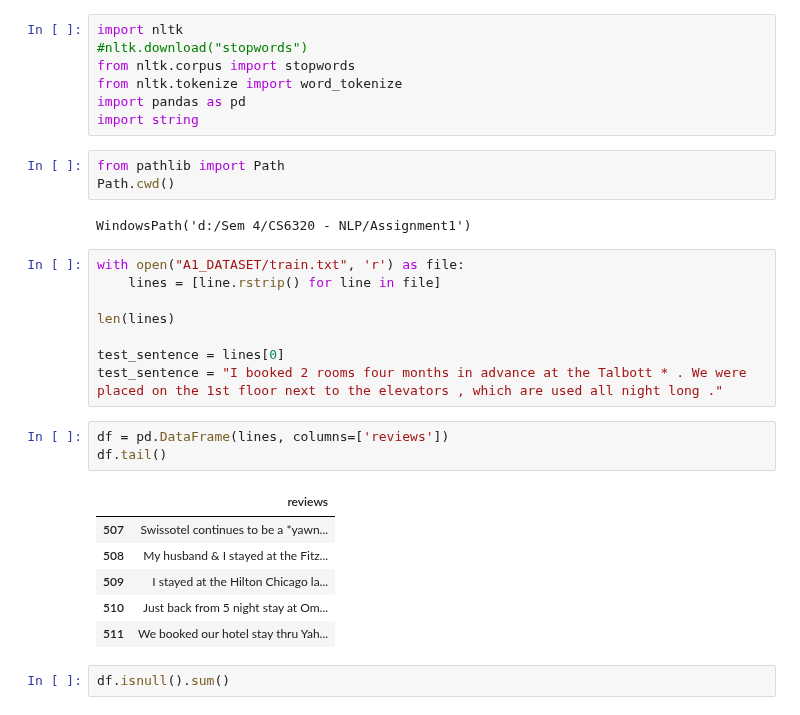
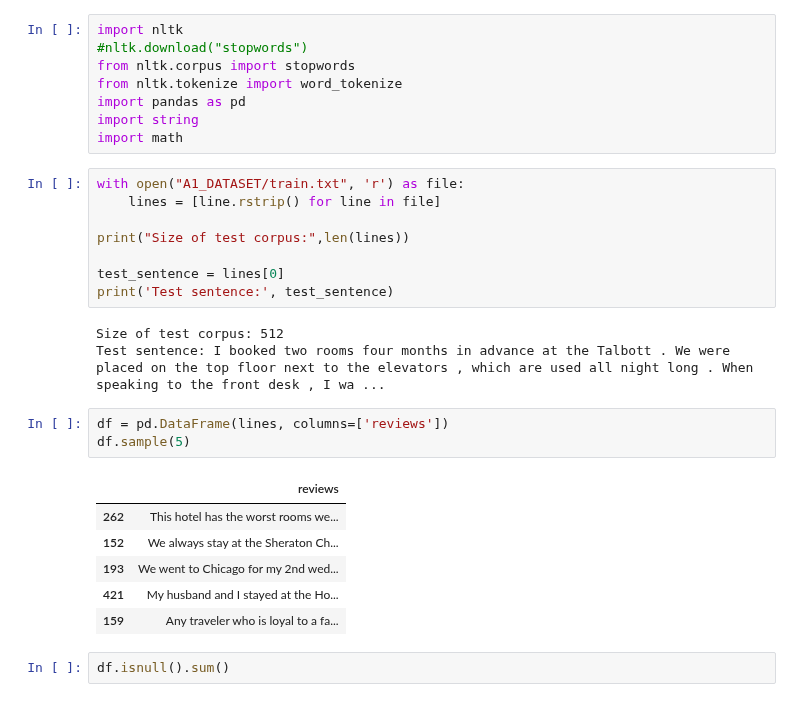
Before and after one commit to aankitdas/cs6320_nlp, a Jupyter notebook: model.ipynb, the cells around one changed output. Cells and saved outputs as stored; diff of their text form.

```diff
--- a/model.ipynb
+++ b/model.ipynb
@@ -5,29 +5,28 @@ from nltk.corpus import stopwords
 from nltk.tokenize import word_tokenize
 import pandas as pd
 import string
+import math
-# %%
-from pathlib import Path
-Path.cwd()
-# %% [output]
-WindowsPath('d:/Sem 4/CS6320 - NLP/Assignment1')
 # %%
 with open("A1_DATASET/train.txt", 'r') as file:
     lines = [line.rstrip() for line in file]
 
-len(lines)
+print("Size of test corpus:",len(lines))
 
 test_sentence = lines[0]
-test_sentence = "I booked 2 rooms four months in advance at the Talbott * . We were placed on the 1st floor next to the elevators , which are used all night long ."
+print('Test sentence:', test_sentence)
+# %% [output]
+Size of test corpus: 512
+Test sentence: I booked two rooms four months in advance at the Talbott . We were placed on the top floor next to the elevators , which are used all night long . When speaking to the front desk , I wa ...
 # %%
 df = pd.DataFrame(lines, columns=['reviews'])
-df.tail()
+df.sample(5)
 # %% [output]
 |  | reviews |
-| 507 | Swissotel continues to be a *yawn... |
-| 508 | My husband & I stayed at the Fitz... |
-| 509 | I stayed at the Hilton Chicago la... |
-| 510 | Just back from 5 night stay at Om... |
-| 511 | We booked our hotel stay thru Yah... |
+| 262 | This hotel has the worst rooms we... |
+| 152 | We always stay at the Sheraton Ch... |
+| 193 | We went to Chicago for my 2nd wed... |
+| 421 | My husband and I stayed at the Ho... |
+| 159 | Any traveler who is loyal to a fa... |
 # %%
 df.isnull().sum()
 # %% [output]
```
Also changed, not shown: parts of 21 cells of this notebook, 1 other file.
